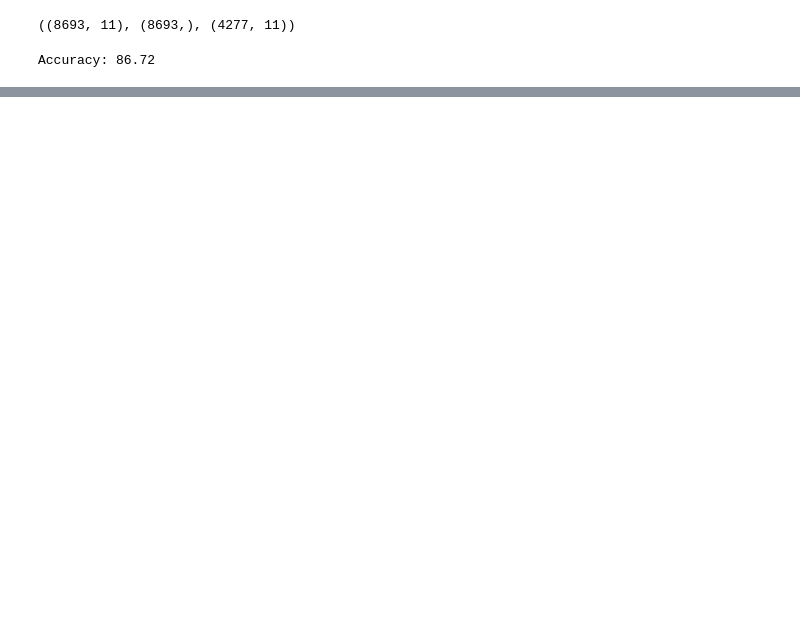
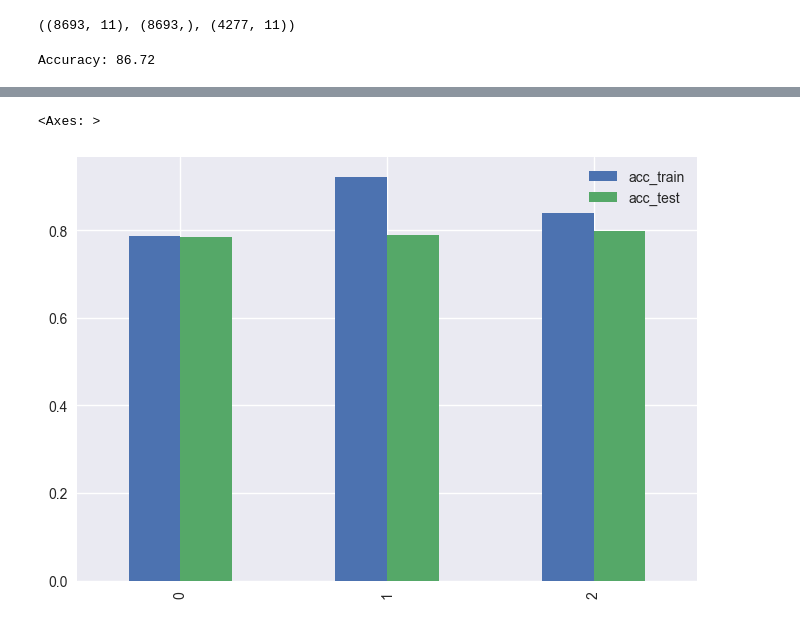
Before and after one commit to UneenU/Spaceship-Titanic-Kaggle, a Jupyter notebook: spaceship.ipynb, the cells around one changed output, grey strips where cells are left out. Cells and saved outputs as stored; diff of their text form; code cells hidden in the pictures; blank space fills up the shorter version.

```diff
--- a/spaceship.ipynb
+++ b/spaceship.ipynb
@@ -195,0 +294,11 @@ submission.to_csv('submission.csv', index=False)
+# %%
+d = {
+    'acc_train': acc_train,
+    'acc_test': acc_test
+}
+
+acc_df = pd.DataFrame(d)
+acc_df.plot.bar()
+# %% [output]
+<Axes: >
+[figure, added]
```
Also changed, not shown: parts of 4 cells of this notebook, 5 other files.
